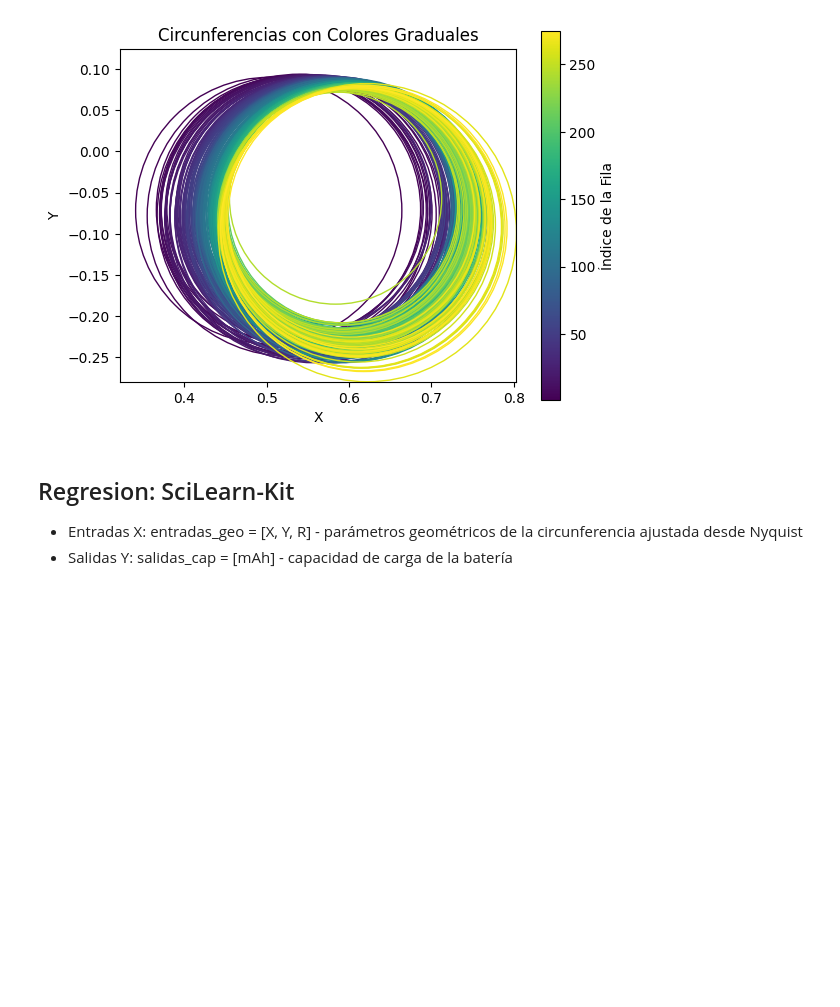
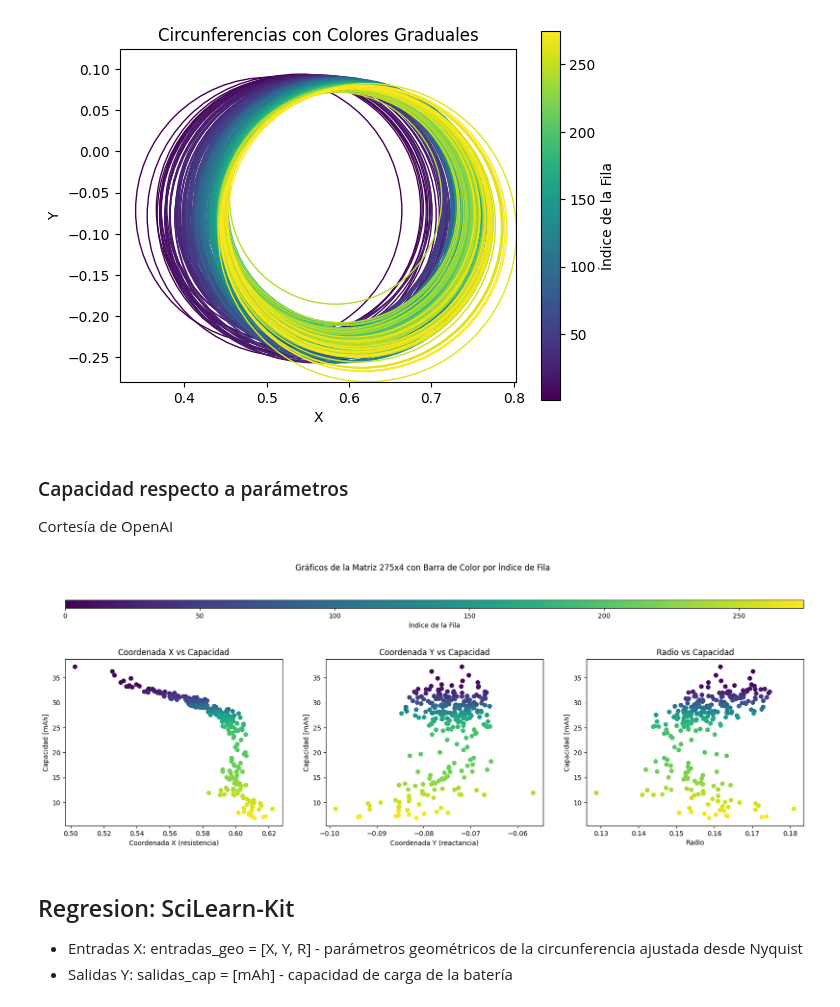
Before and after one commit to SebaVillagra00/ICM2985-SOH-IPRE, a Jupyter notebook: EIS Cambridge/Implementacion-GPR/Analisis-ML.ipynb, the cells around one changed output. Drawn from its saved outputs; the diff is of its cells as text; code cells hidden in the pictures; blank space fills up the shorter version.

```diff
--- a/EIS Cambridge/Implementacion-GPR/Analisis-ML.ipynb
+++ b/EIS Cambridge/Implementacion-GPR/Analisis-ML.ipynb
@@ -354,6 +354,52 @@ cbar.set_label('Índice de la Fila')
 plt.show()
 # %% [output]
 [figure]
+# %% [markdown]
+### Capacidad respecto a parámetros
+Cortesía de OpenAI
+# %%
+import numpy as np
+import matplotlib.pyplot as plt
+from matplotlib.gridspec import GridSpec
+import matplotlib.cm as cm
+
+# Supongamos que tu matriz se llama 'data' y es de tamaño 275x4
+# data = np.array([[x1, y1, r1, v1], [x2, y2, r2, v2], ..., [x275, y275, r275, v275]])
+np.random.seed(0)
+data = entradas_geo
+salida = salidas_cap
+
+# Crear una figura con una cuadrícula de subparcelas (GridSpec)
+fig = plt.figure(figsize=(20, 8))  # Aumentar el tamaño de la figura para acomodar la barra de color
+gs = GridSpec(3, 3, height_ratios=[0.1, 0.05, 1], hspace=0.8)  # Crear una cuadrícula con espacio para la barra de color
+
+# Títulos de los gráficos
+titles = ['Coordenada X vs Capacidad', 'Coordenada Y vs Capacidad', 'Radio vs Capacidad']
+etiquetasX = ["Coordenada X (resistencia)", "Coordenada Y (reactancia)", "Radio"]
+
+# Usar un colormap para asignar colores
+colormap = cm.viridis
+num_rows = data.shape[0]
+colors = colormap(np.linspace(0, 1, num_rows))
+
+# Graficar los datos en cada subgráfico
+for i in range(3):
+    ax = fig.add_subplot(gs[2, i])
+    sc = ax.scatter(data[:, i], salida[:, 0], c=np.arange(num_rows), cmap=colormap)
+    ax.set_xlabel(etiquetasX[i])
+    ax.set_ylabel('Capacidad [mAh]')
+    ax.set_title(titles[i])
+
+# Crear una barra de color compartida para los tres gráficos, ubicada en la segunda fila de la cuadrícula
+cbar_ax = fig.add_subplot(gs[1, :])
+cbar = fig.colorbar(sc, cax=cbar_ax, orientation='horizontal')
+cbar.set_label('Índice de la Fila')
+
+# Configurar la figura
+fig.suptitle('Gráficos de la Matriz 275x4 con Barra de Color por Índice de Fila', y=0.8)  # Ajustar la posición del título
+plt.show()
+# %% [output]
+[figure, added]
 # %% [markdown]
 ## Regresion: SciLearn-Kit
 
```
Also changed, not shown: parts of 8 cells of this notebook.
